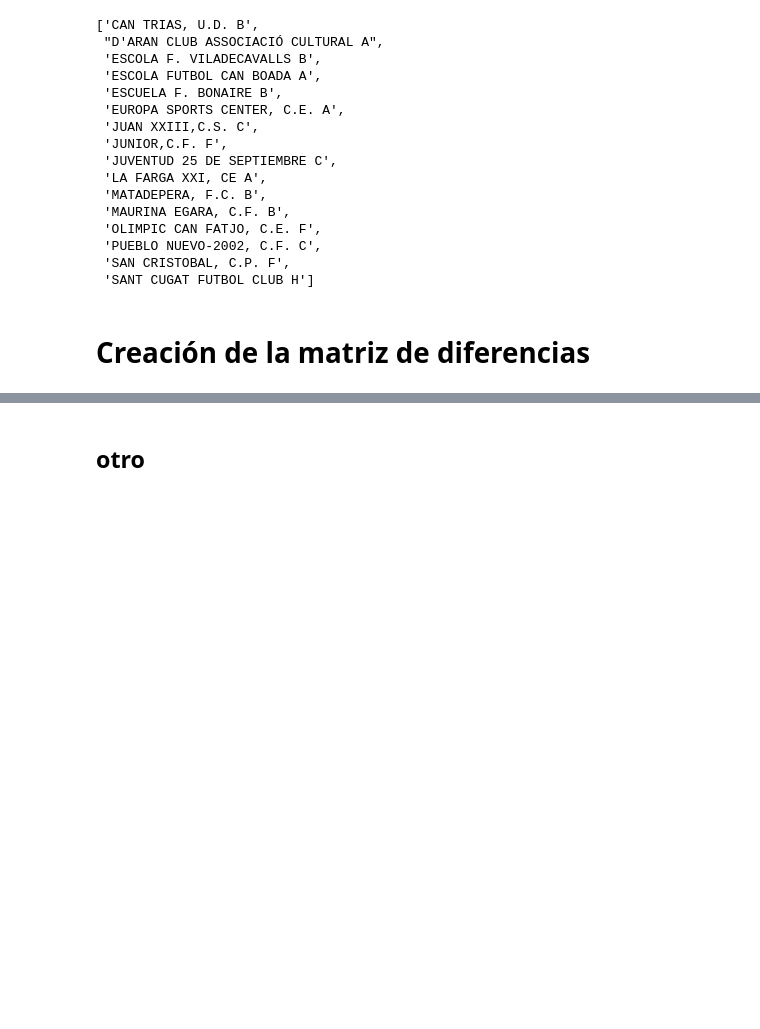
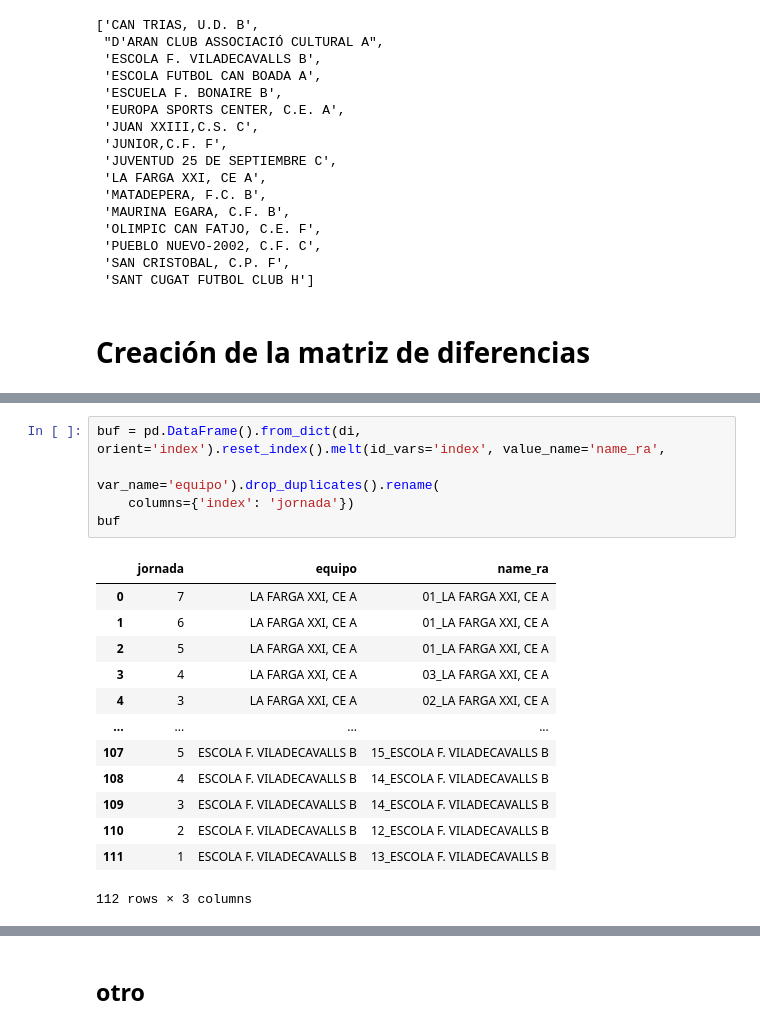
Before and after one commit to sorrento/futbol_m, a Jupyter notebook: futbol matias.ipynb, the cells around one changed output, grey strips where cells are left out. Drawn from its saved outputs; the diff is of its cells as text; blank space fills up the shorter version.

```diff
--- a/futbol matias.ipynb
+++ b/futbol matias.ipynb
@@ -219,0 +140,19 @@ acct['Visita_ran']=[dic_names[x] for x in acct.Visita]
+# %%
+buf = pd.DataFrame().from_dict(di, orient='index').reset_index().melt(id_vars='index', value_name='name_ra',
+                                                                      var_name='equipo').drop_duplicates().rename(
+    columns={'index': 'jornada'})
+buf
+# %% [output]
+|  | jornada | equipo | name_ra |
+| 0 | 7 | LA FARGA XXI, CE A | 01_LA FARGA XXI, CE A |
+| 1 | 6 | LA FARGA XXI, CE A | 01_LA FARGA XXI, CE A |
+| 2 | 5 | LA FARGA XXI, CE A | 01_LA FARGA XXI, CE A |
+| 3 | 4 | LA FARGA XXI, CE A | 03_LA FARGA XXI, CE A |
+| 4 | 3 | LA FARGA XXI, CE A | 02_LA FARGA XXI, CE A |
+| ... | ... | ... | ... |
+| 107 | 5 | ESCOLA F. VILADECAVALLS B | 15_ESCOLA F. VILADECAVALLS B |
+| 108 | 4 | ESCOLA F. VILADECAVALLS B | 14_ESCOLA F. VILADECAVALLS B |
+| 109 | 3 | ESCOLA F. VILADECAVALLS B | 14_ESCOLA F. VILADECAVALLS B |
+| 110 | 2 | ESCOLA F. VILADECAVALLS B | 12_ESCOLA F. VILADECAVALLS B |
+| 111 | 1 | ESCOLA F. VILADECAVALLS B | 13_ESCOLA F. VILADECAVALLS B |
+112 rows × 3 columns
```
Also changed, not shown: parts of 30 cells of this notebook, 3 other files.
